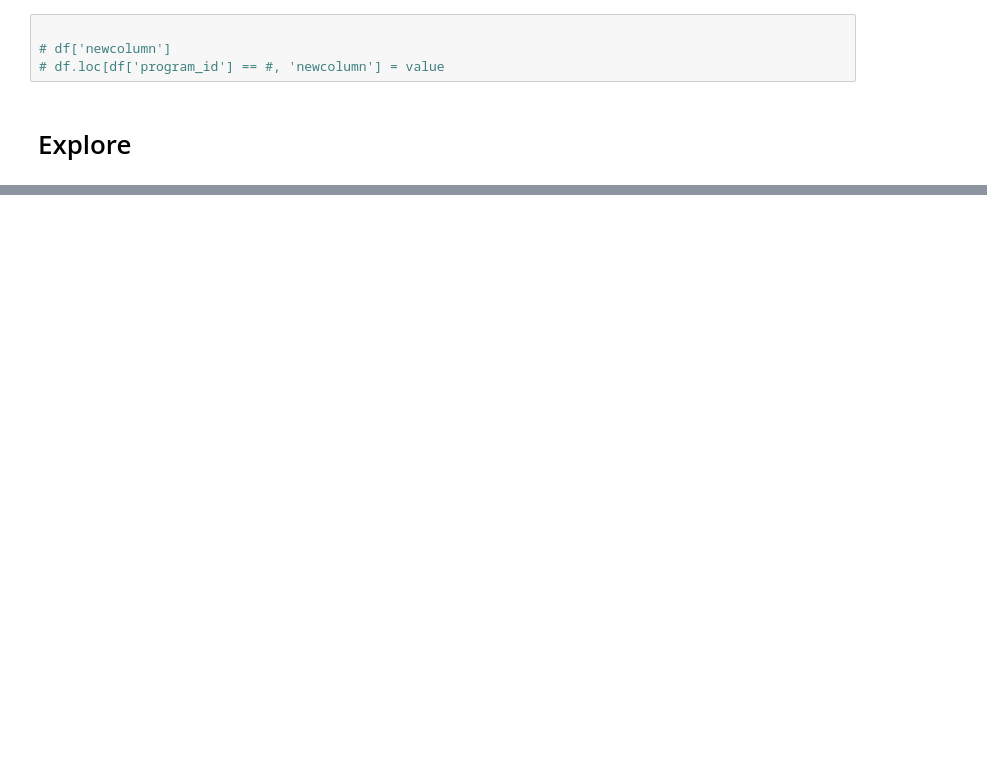
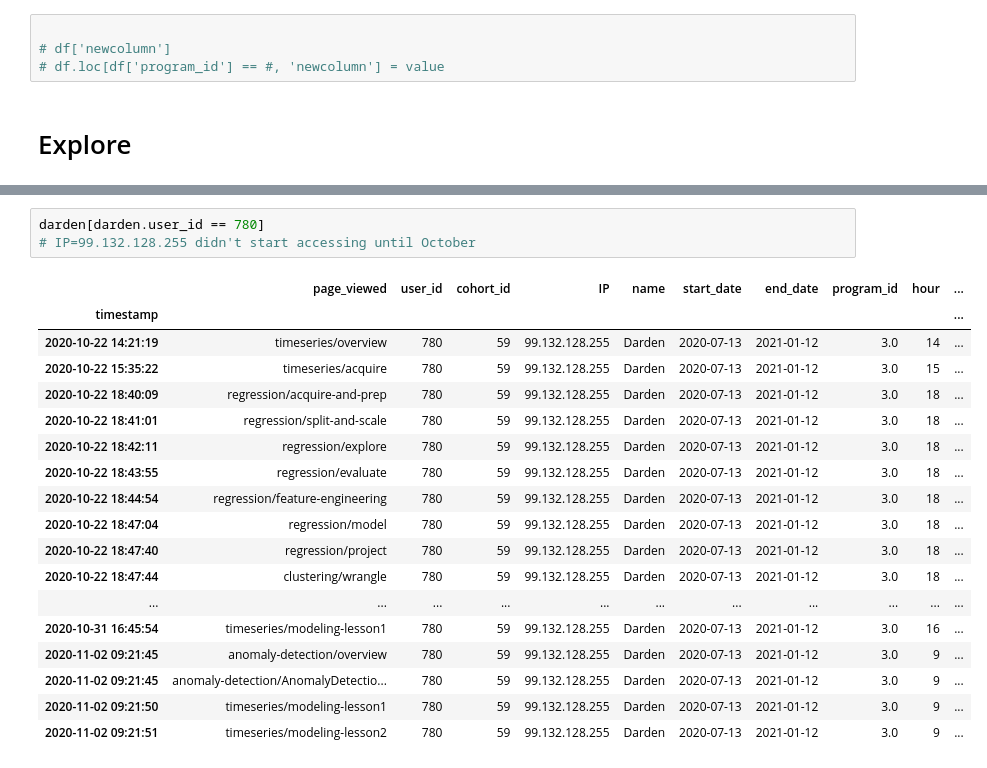
Before and after one commit to RyvynYoung/curriculum_access_project, a Jupyter notebook: curriculum_access.ipynb, the cells around one changed output, grey strips where cells are left out. Saved outputs shown, nothing was run; the diff lists cells and outputs as text; blank space fills up the shorter version.

```diff
--- a/curriculum_access.ipynb
+++ b/curriculum_access.ipynb
@@ -131,0 +319,22 @@ sns.boxplot(data=exp, y='hour', x='cohort_id')
+# %%
+darden[darden.user_id == 780]
+# IP=99.132.128.255 didn't start accessing until October
+# %% [output]
+|  | page_viewed | user_id | cohort_id | IP | name | start_date | end_date | program_id | hour | ... |
+| timestamp |  |  |  |  |  |  |  |  |  | ... |
+| 2020-10-22 14:21:19 | timeseries/overview | 780 | 59 | 99.132.128.255 | Darden | 2020-07-13 | 2021-01-12 | 3.0 | 14 | ... |
+| 2020-10-22 15:35:22 | timeseries/acquire | 780 | 59 | 99.132.128.255 | Darden | 2020-07-13 | 2021-01-12 | 3.0 | 15 | ... |
+| 2020-10-22 18:40:09 | regression/acquire-and-prep | 780 | 59 | 99.132.128.255 | Darden | 2020-07-13 | 2021-01-12 | 3.0 | 18 | ... |
+| 2020-10-22 18:41:01 | regression/split-and-scale | 780 | 59 | 99.132.128.255 | Darden | 2020-07-13 | 2021-01-12 | 3.0 | 18 | ... |
+| 2020-10-22 18:42:11 | regression/explore | 780 | 59 | 99.132.128.255 | Darden | 2020-07-13 | 2021-01-12 | 3.0 | 18 | ... |
+| 2020-10-22 18:43:55 | regression/evaluate | 780 | 59 | 99.132.128.255 | Darden | 2020-07-13 | 2021-01-12 | 3.0 | 18 | ... |
+| 2020-10-22 18:44:54 | regression/feature-engineering | 780 | 59 | 99.132.128.255 | Darden | 2020-07-13 | 2021-01-12 | 3.0 | 18 | ... |
+| 2020-10-22 18:47:04 | regression/model | 780 | 59 | 99.132.128.255 | Darden | 2020-07-13 | 2021-01-12 | 3.0 | 18 | ... |
+| 2020-10-22 18:47:40 | regression/project | 780 | 59 | 99.132.128.255 | Darden | 2020-07-13 | 2021-01-12 | 3.0 | 18 | ... |
+| 2020-10-22 18:47:44 | clustering/wrangle | 780 | 59 | 99.132.128.255 | Darden | 2020-07-13 | 2021-01-12 | 3.0 | 18 | ... |
+| ... | ... | ... | ... | ... | ... | ... | ... | ... | ... | ... |
+| 2020-10-31 16:45:54 | timeseries/modeling-lesson1 | 780 | 59 | 99.132.128.255 | Darden | 2020-07-13 | 2021-01-12 | 3.0 | 16 | ... |
+| 2020-11-02 09:21:45 | anomaly-detection/overview | 780 | 59 | 99.132.128.255 | Darden | 2020-07-13 | 2021-01-12 | 3.0 | 9 | ... |
+| 2020-11-02 09:21:45 | anomaly-detection/AnomalyDetectio... | 780 | 59 | 99.132.128.255 | Darden | 2020-07-13 | 2021-01-12 | 3.0 | 9 | ... |
+| 2020-11-02 09:21:50 | timeseries/modeling-lesson1 | 780 | 59 | 99.132.128.255 | Darden | 2020-07-13 | 2021-01-12 | 3.0 | 9 | ... |
+| 2020-11-02 09:21:51 | timeseries/modeling-lesson2 | 780 | 59 | 99.132.128.255 | Darden | 2020-07-13 | 2021-01-12 | 3.0 | 9 | ... |
```
Also changed, not shown: parts of 54 cells of this notebook, 1 other file.
